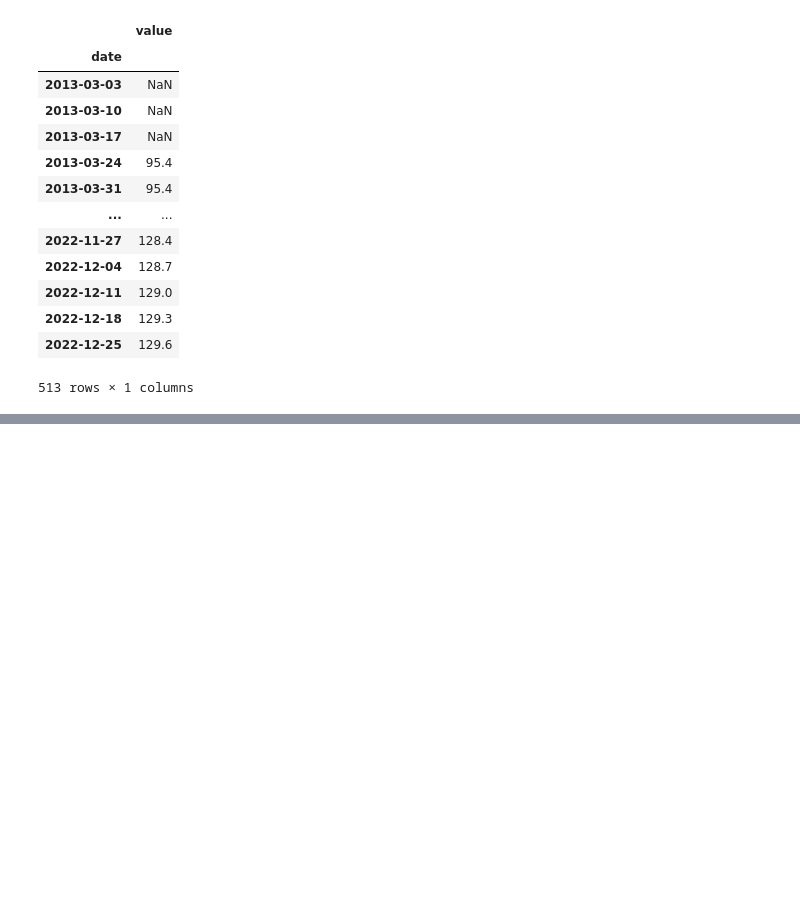
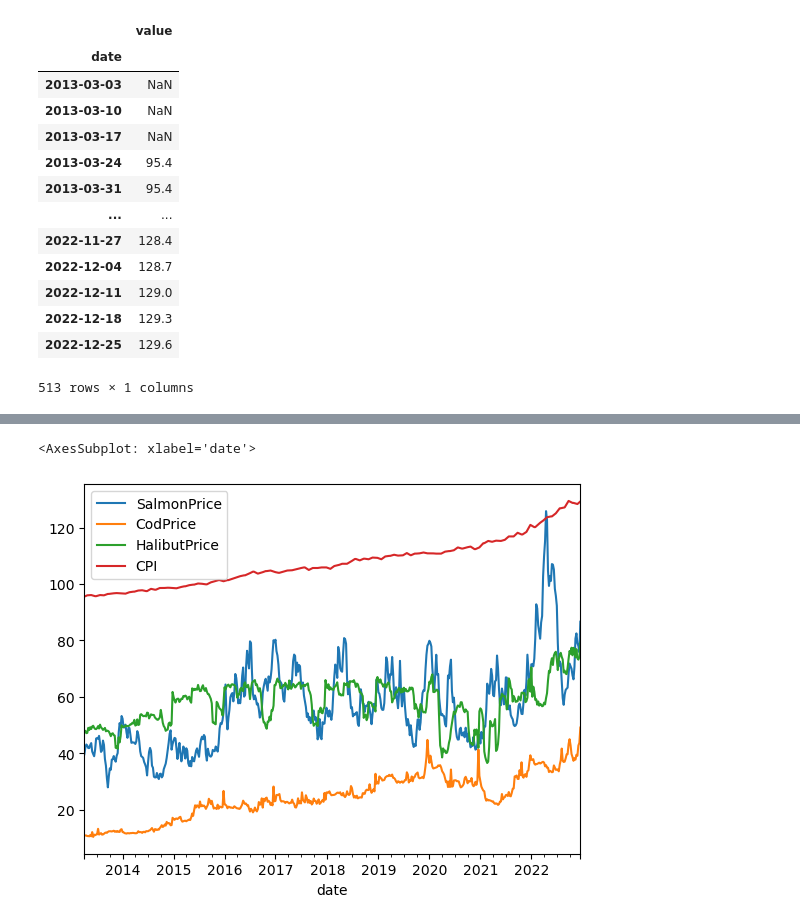
Before and after one commit to BachelorLaks/bachelor2023, a Jupyter notebook: MainBachelor.ipynb, the cells around one changed output, grey strips where cells are left out. Drawn from its saved outputs; the diff is of its cells as text; code cells hidden in the pictures; blank space fills up the shorter version.

```diff
--- a/MainBachelor.ipynb
+++ b/MainBachelor.ipynb
@@ -324,0 +369,8 @@ KPI
+# %%
+var_set["SalmonPrice"] = salmon_prices["Nasdaq 3-6 kg in FPI (FCA Oslo)"].to_numpy()
+# %%
+var_set["CodPrice"] = torsk_prices["Totalsum"].to_numpy()
+# %%
+var_set["HalibutPrice"] = kveite_prices["Totalsum"].to_numpy()
+# %%
+var_set = var_set.reindex(columns = [col for col in var_set.columns if col != 'CPI'] + ['CPI'])
@@ -324,0 +409,5 @@ KPI
+# %%
+var_set.plot()
+# %% [output]
+<AxesSubplot: xlabel='date'>
+[figure, added]
```
Also changed, not shown: parts of 11 cells of this notebook, 1 other file.
